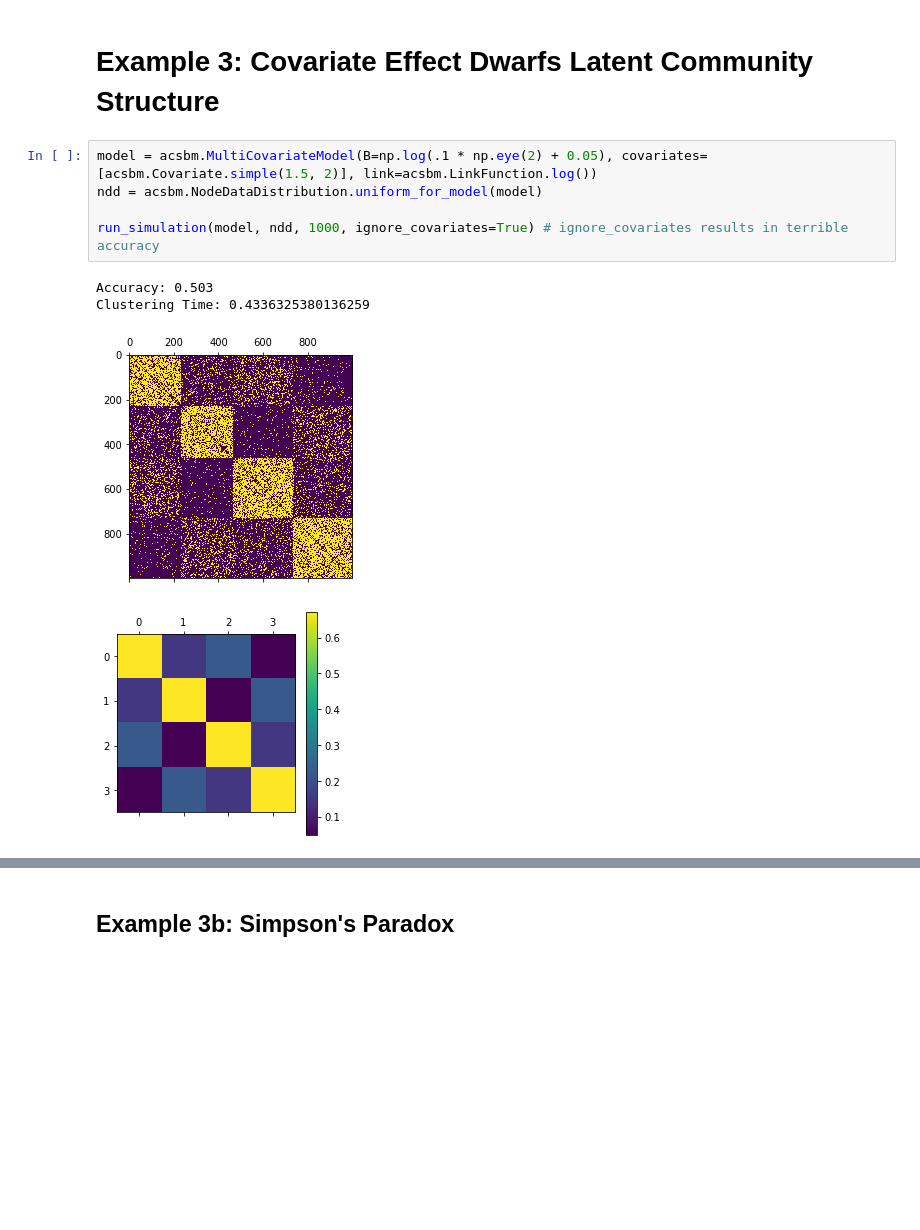
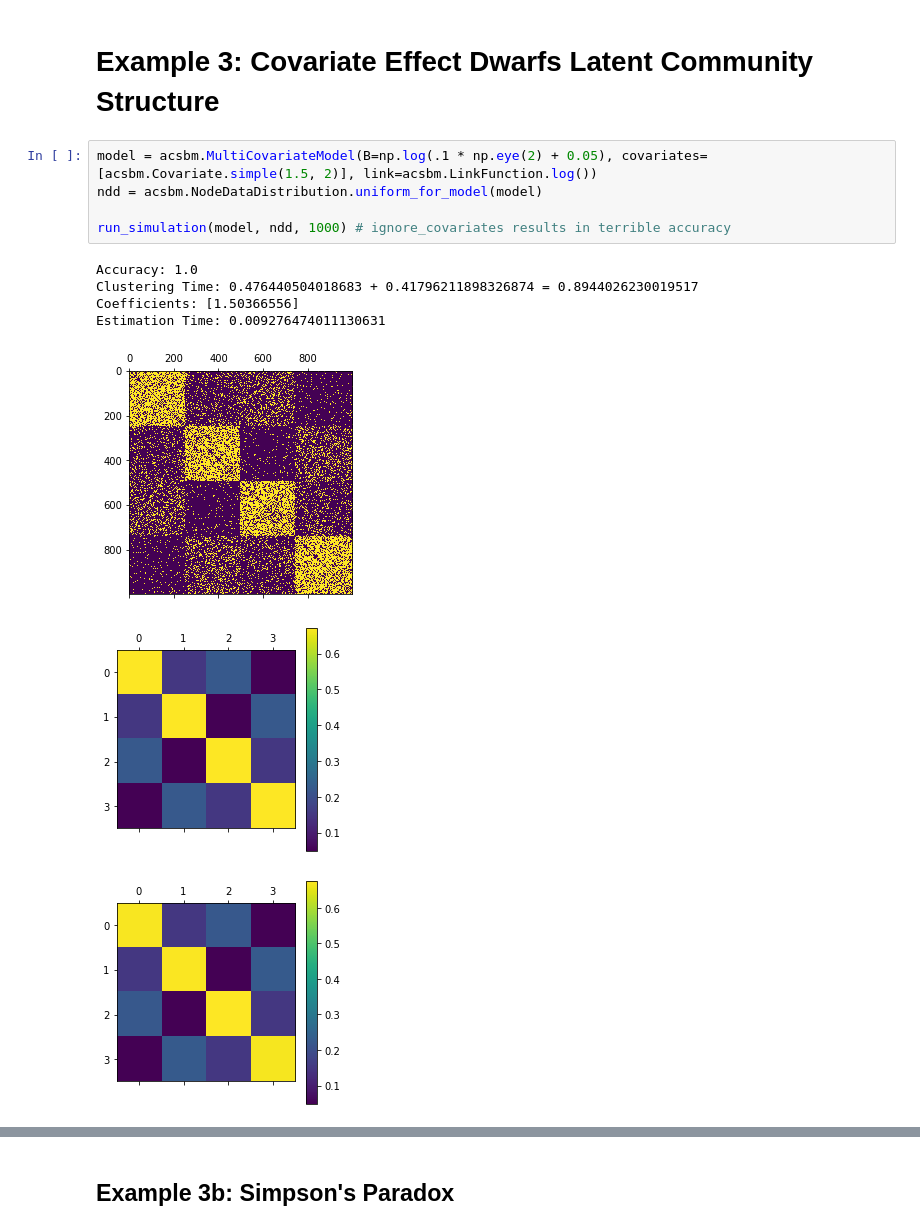
Before and after one commit to jonhehir/acsbm, a Jupyter notebook: examples.ipynb, the cells around one changed output, grey strips where cells are left out. Drawn from its saved outputs; the diff is of its cells as text; blank space fills up the shorter version.

```diff
--- a/examples.ipynb
+++ b/examples.ipynb
@@ -99,10 +104,13 @@ Estimation Time: 0.07083613297436386
 # %%
 model = acsbm.MultiCovariateModel(B=np.log(.1 * np.eye(2) + 0.05), covariates=[acsbm.Covariate.simple(1.5, 2)], link=acsbm.LinkFunction.log())
 ndd = acsbm.NodeDataDistribution.uniform_for_model(model)
 
-run_simulation(model, ndd, 1000, ignore_covariates=True) # ignore_covariates results in terrible accuracy
+run_simulation(model, ndd, 1000) # ignore_covariates results in terrible accuracy
 # %% [output]
-Accuracy: 0.503
-Clustering Time: 0.4336325380136259
+Accuracy: 1.0
+Clustering Time: 0.476440504018683 + 0.41796211898326874 = 0.8944026230019517
+Coefficients: [1.50366556]
+Estimation Time: 0.009276474011130631
-[figure, old version]
+[figure, new version]
 [figure]
+[figure, added]
```
Also changed, not shown: parts of 9 cells of this notebook.
